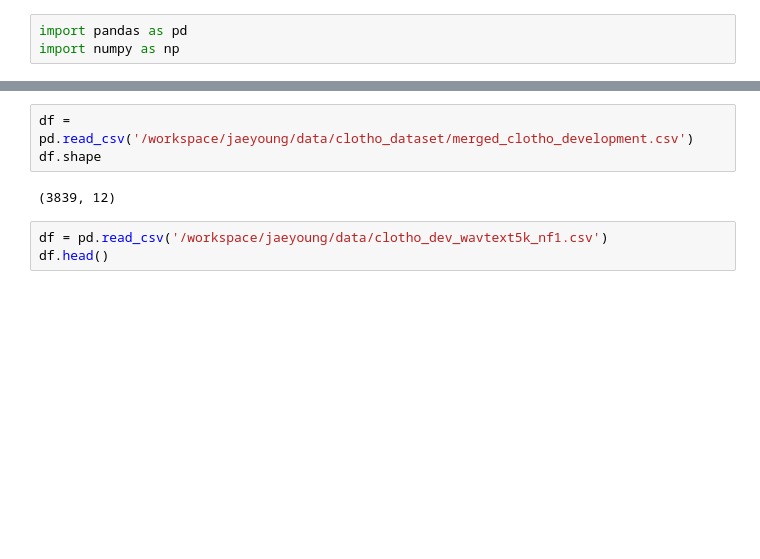
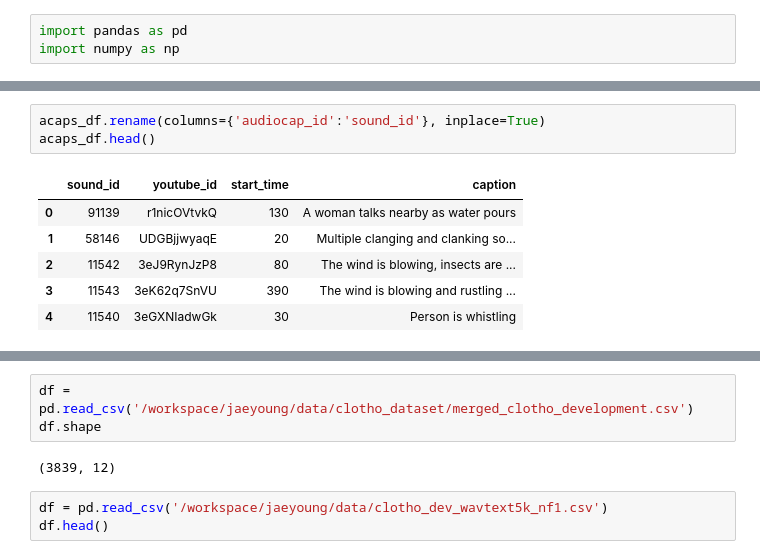
Before and after one commit to jyshin0926/audio_retrieval, a Jupyter notebook: ONE-PEACE/one_peace/data/check_df.ipynb, the cells around one changed output, grey strips where cells are left out. Cells and saved outputs as stored; diff of their text form; blank space fills up the shorter version.

```diff
--- a/ONE-PEACE/one_peace/data/check_df.ipynb
+++ b/ONE-PEACE/one_peace/data/check_df.ipynb
@@ -3,0 +30,10 @@ import numpy as np
+# %%
+acaps_df.rename(columns={'audiocap_id':'sound_id'}, inplace=True)
+acaps_df.head()
+# %% [output]
+|  | sound_id | youtube_id | start_time | caption |
+| 0 | 91139 | r1nicOVtvkQ | 130 | A woman talks nearby as water pours |
+| 1 | 58146 | UDGBjjwyaqE | 20 | Multiple clanging and clanking so... |
+| 2 | 11542 | 3eJ9RynJzP8 | 80 | The wind is blowing, insects are ... |
+| 3 | 11543 | 3eK62q7SnVU | 390 | The wind is blowing and rustling ... |
+| 4 | 11540 | 3eGXNIadwGk | 30 | Person is whistling |
```
Also changed, not shown: parts of 7 cells of this notebook, 1 other file.
